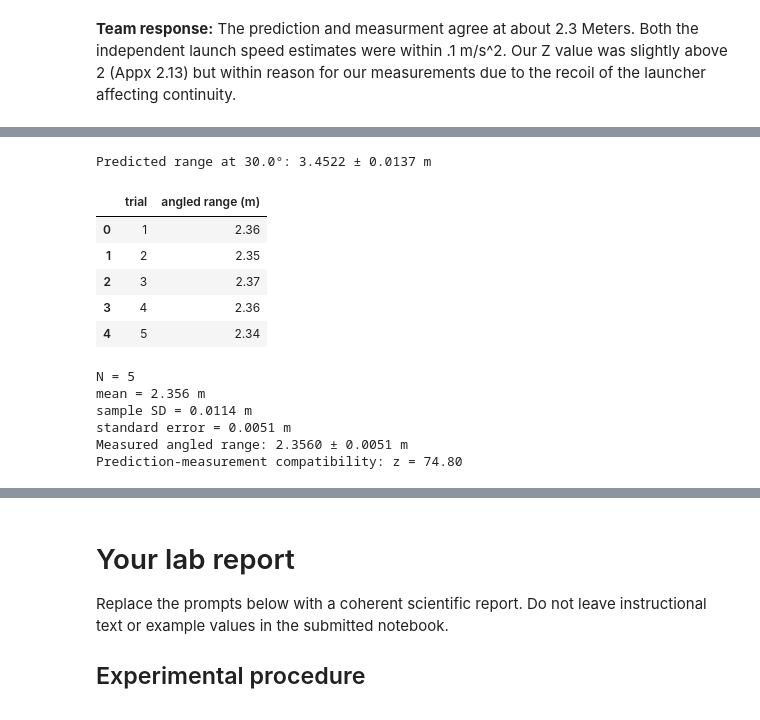
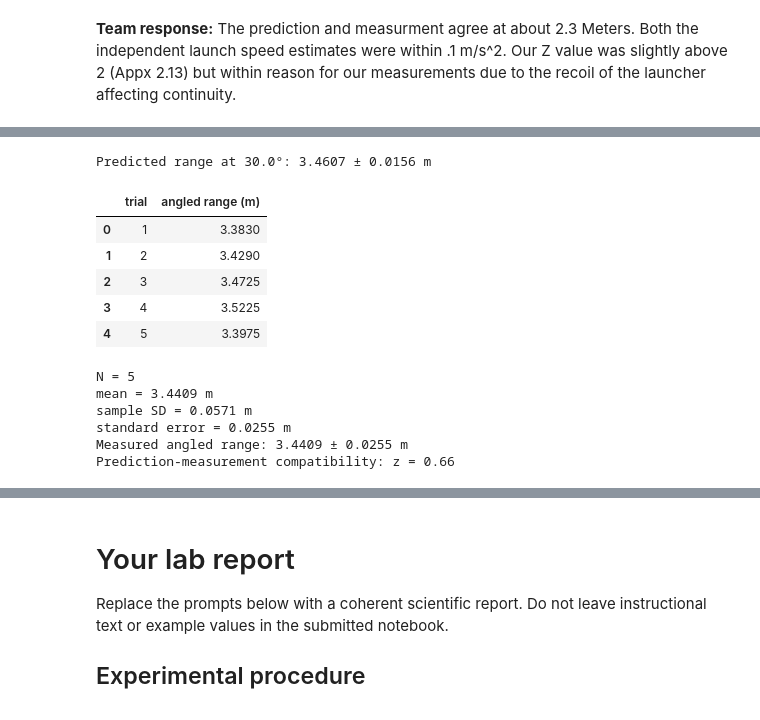
Before and after one commit to hendlervossmyles-a11y/Phys201L, a Jupyter notebook: labs/Lab03_Projectile_Motion/Lab03_Projectile_Motion.ipynb, the cells around one changed output, grey strips where cells are left out. Cells and saved outputs as stored; diff of their text form; code cells hidden in the pictures.

```diff
--- a/labs/Lab03_Projectile_Motion/Lab03_Projectile_Motion.ipynb
+++ b/labs/Lab03_Projectile_Motion/Lab03_Projectile_Motion.ipynb
@@ -309,8 +309,8 @@ Explain whether the prediction and measurement agree within combined uncertainty
 # Angled-shot geometry — REPLACE with your measurements
 theta_deg = 30.0
 dtheta_deg = 0.5
-h_angled = 1.015       # m, launch point above impact plane
-dh_angled = 0.005      # m
+h_angled = 1.025       # m, launch point above impact plane
+dh_angled = 0.01      # m
 
 theta = np.deg2rad(theta_deg)
 R_angled_pred = (v0_vertical*np.cos(theta)/g) * (
@@ -330,36 +330,36 @@ dR_angled_pred = R_angle_draw.std(ddof=1)
 
 print(f"Predicted range at {theta_deg:.1f}°: {R_angled_pred:.4f} ± {dR_angled_pred:.4f} m")
 # %% [output]
-Predicted range at 30.0°: 3.4522 ± 0.0137 m
+Predicted range at 30.0°: 3.4607 ± 0.0156 m
 # %%
 # Angled-shot raw data — REPLACE with your measurements in meters
-angled_range_m = np.array([2.36, 2.35, 2.37, 2.36, 2.34])
+angled_range_m = np.array([3.383,3.429,3.4725,3.5225,3.3975])
 delta_angled_range = 0.005  # m
 
 angled_table = pd.DataFrame({
     "trial": np.arange(1, len(angled_range_m)+1),
     "angled range (m)": angled_range_m,
 })
 display(angled_table)
 R_angled_meas, s_Ra, sem_Ra = repeated_summary(angled_range_m, "m")
 dR_angled_meas = max(delta_angled_range, sem_Ra)
 z_angled = compatibility_z(R_angled_pred, dR_angled_pred, R_angled_meas, dR_angled_meas)
 
 print(f"Measured angled range: {R_angled_meas:.4f} ± {dR_angled_meas:.4f} m")
 print(f"Prediction-measurement compatibility: z = {z_angled:.2f}")
 # %% [output]
 |  | trial | angled range (m) |
-| 0 | 1 | 2.36 |
-| 1 | 2 | 2.35 |
-| 2 | 3 | 2.37 |
-| 3 | 4 | 2.36 |
-| 4 | 5 | 2.34 |
+| 0 | 1 | 3.3830 |
+| 1 | 2 | 3.4290 |
+| 2 | 3 | 3.4725 |
+| 3 | 4 | 3.5225 |
+| 4 | 5 | 3.3975 |
 N = 5
-mean = 2.356 m
-sample SD = 0.0114 m
-standard error = 0.0051 m
-Measured angled range: 2.3560 ± 0.0051 m
-Prediction-measurement compatibility: z = 74.80
+mean = 3.4409 m
+sample SD = 0.0571 m
+standard error = 0.0255 m
+Measured angled range: 3.4409 ± 0.0255 m
+Prediction-measurement compatibility: z = 0.66
 # %%
 # Summary figure and comparison table
 comparison = pd.DataFrame({
```
Also changed, not shown: parts of 1 cell of this notebook.
